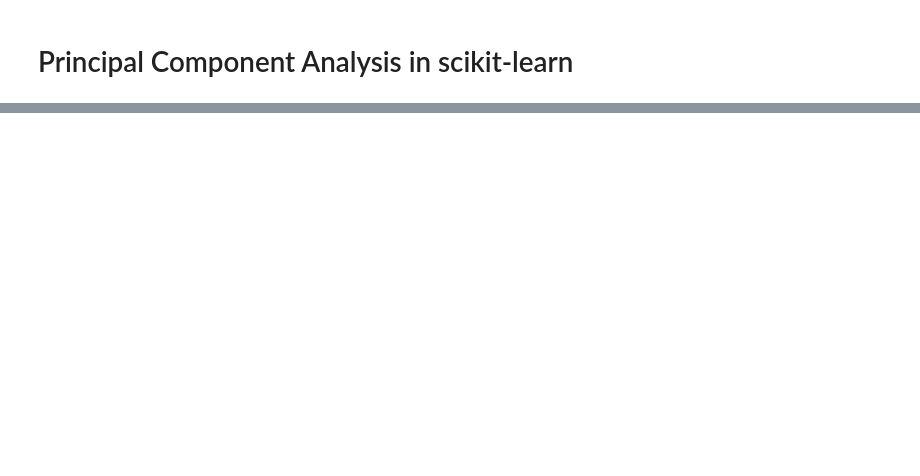
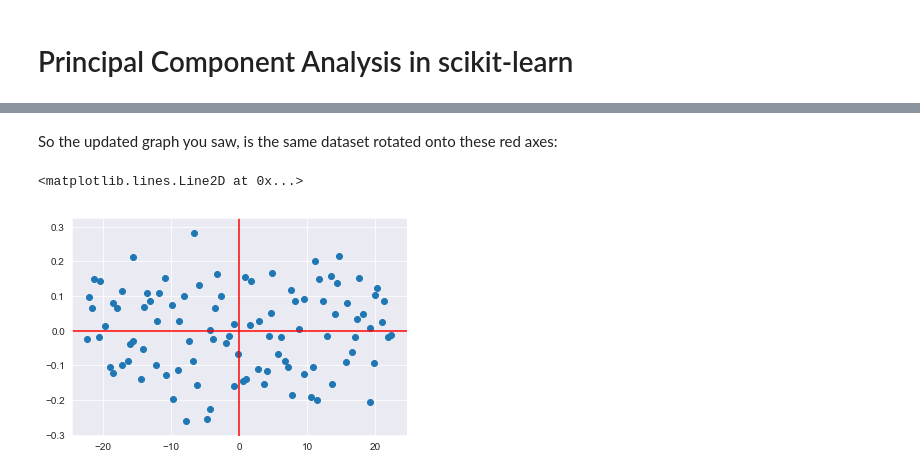
Before and after one commit to learn-co-curriculum/dsc-pca-in-scikitlearn, a Jupyter notebook: index.ipynb, the cells around one changed output, grey strips where cells are left out. Drawn from its saved outputs; the diff is of its cells as text; code cells hidden in the pictures; blank space fills up the shorter version.

```diff
--- a/index.ipynb
+++ b/index.ipynb
@@ -140,0 +79,9 @@ In this lesson, we looked at implementing PCA with scikit-learn. We looked creat
+# %% [markdown]
+So the updated graph you saw, is the same dataset rotated onto these red axes:
+# %%
+plt.scatter(transformed[:,0], transformed[:,1]);
+plt.axhline(color='red')
+plt.axvline(color='red')
+# %% [output]
+<matplotlib.lines.Line2D at 0x...>
+[figure, added]
```
Also changed, not shown: parts of 53 cells of this notebook, 10 other files.
